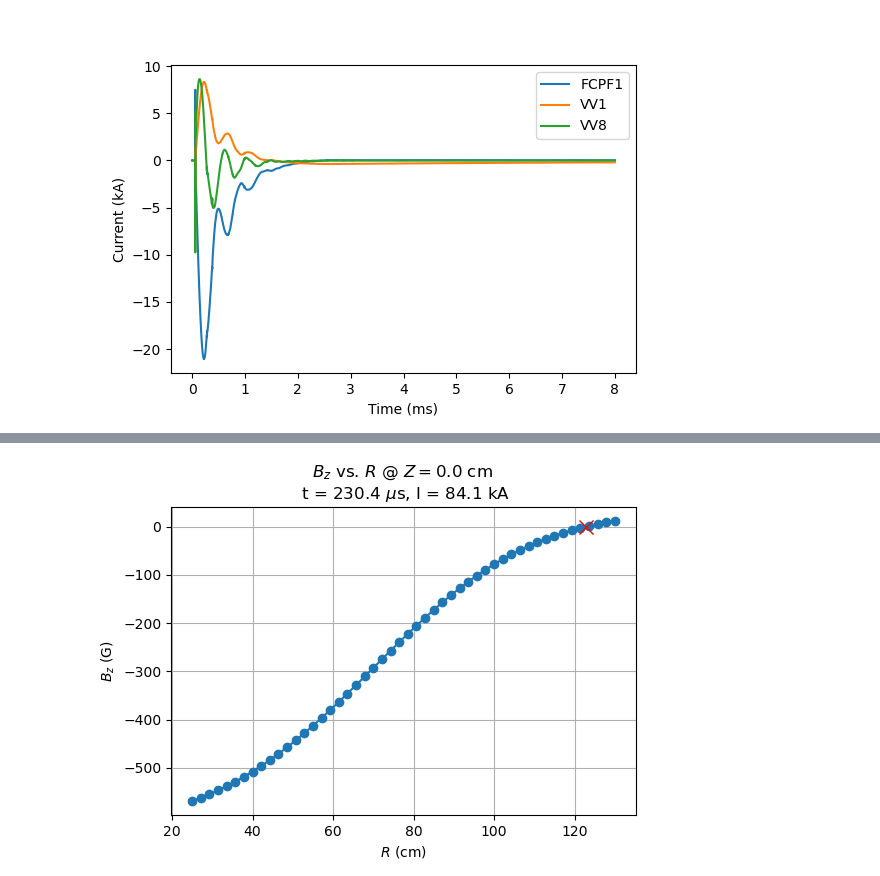
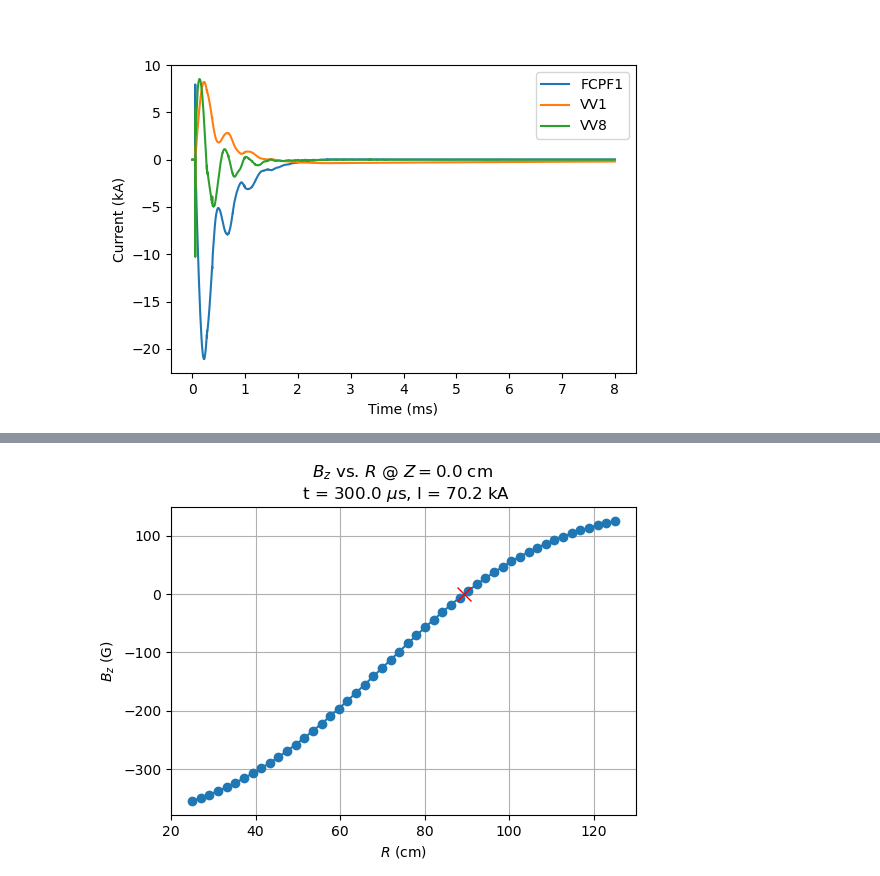
Before and after one commit to adamtrobbins/FLARE_inductance_matrix, a Jupyter notebook: sample_script.ipynb, the cells around one changed output, grey strips where cells are left out. Drawn from its saved outputs; the diff is of its cells as text; code cells hidden in the pictures.

```diff
--- a/sample_script.ipynb
+++ b/sample_script.ipynb
@@ -49,8 +49,10 @@ tindex_peiyun = tr.tindex(189.7e-6) # peiyun calc time
 tindex_euichan = tr.tindex(100e-6)
 tindex_jongsoo = tr.tindex(192e-6)
 tindex_max = tr.tindex(230e-6)
+tindex_ansys = tr.tindex(240e-6)
+tindex_email = tr.tindex(300e-6)
 
-tindex = tindex_max
+tindex = tindex_email
 
 all = cs.coil_names
 far_wall = ['VV1', 'VV2', 'VV13', 'VV14']
@@ -60,9 +62,10 @@ pf_coils = ['FCPF1', 'FCPF2', 'FCPF3', 'FCPF4', 'FCPF5', 'FCPF6', 'FCPF7', 'FCPF
 pf_a = ['FCPF1', 'FCPF2', 'FCPF3', 'FCPF4']
 pf_b = ['FCPF5', 'FCPF6', 'FCPF7', 'FCPF8']
 rest = [x for x in all if x not in far_wall and x not in bent_walls]
+not_center_stack = [x for x in all if x not in center_stack]
 
-#activated_coils = all
-activated_coils = pf_coils
+activated_coils = not_center_stack
+#activated_coils = pf_coils
 
 # ======= COMPUTATION =======
 
@@ -132,10 +135,10 @@ plt.show()
 # %%
-# === SETUP === inconel
+# === SETUP ===
 
 #tindex = tr.tindex(100e-6)
 Z_sel = 0.0
 R1 = 25
-R2 = 130
+R2 = 125
 
 N_POINTS = 50
 
@@ -143,34 +146,34 @@ N_POINTS = 50
 
 Z_sel /= 100
 R1 /= 100
 R2 /= 100
 
 R_cut = np.linspace(R1, R2, N_POINTS)
 Bz_cut = np.array([tr.calculate_field(tindex, r, Z_sel, activated_coils=activated_coils)[1] for r in R_cut])
 
 # Find zero crossings
 zero_crossings = np.where(np.diff(np.sign(Bz_cut)))[0]
 
 plt.figure(figsize=(6, 4))
 
 plt.plot(R_cut * 100, Bz_cut * 1e4, marker='o')
 
 for idx in zero_crossings:
     # Linear interpolation for more accurate zero crossing
     r0 = R_cut[idx]
     r1 = R_cut[idx + 1]
     b0 = Bz_cut[idx]
     b1 = Bz_cut[idx + 1]
     r_zero = r0 - b0 * (r1 - r0) / (b1 - b0)
     plt.plot(r_zero * 1e2, 0, 'rx', markersize=10, label='Zero crossing' if idx == zero_crossings[0] else "")
 
 plt.xlabel('$R$ (cm)')
 plt.ylabel('$B_z$ (G)')
 plt.title(f'$B_z$ vs. $R$ @ $Z=${Z_sel * 100:.1f} cm \n t = {sol.t[tindex] / 1e-6:.1f} $\mu$s, I = {-pf_a_current * 1e-3:.1f} kA')
 plt.grid(True)
 plt.show()
 # %% [output]
-[figure, old version]
+[figure, new version]
 # %%
 # === SETUP === customizable Bz profile breakdown
 
```
Also changed, not shown: parts of 3 cells of this notebook, 2 other files.
